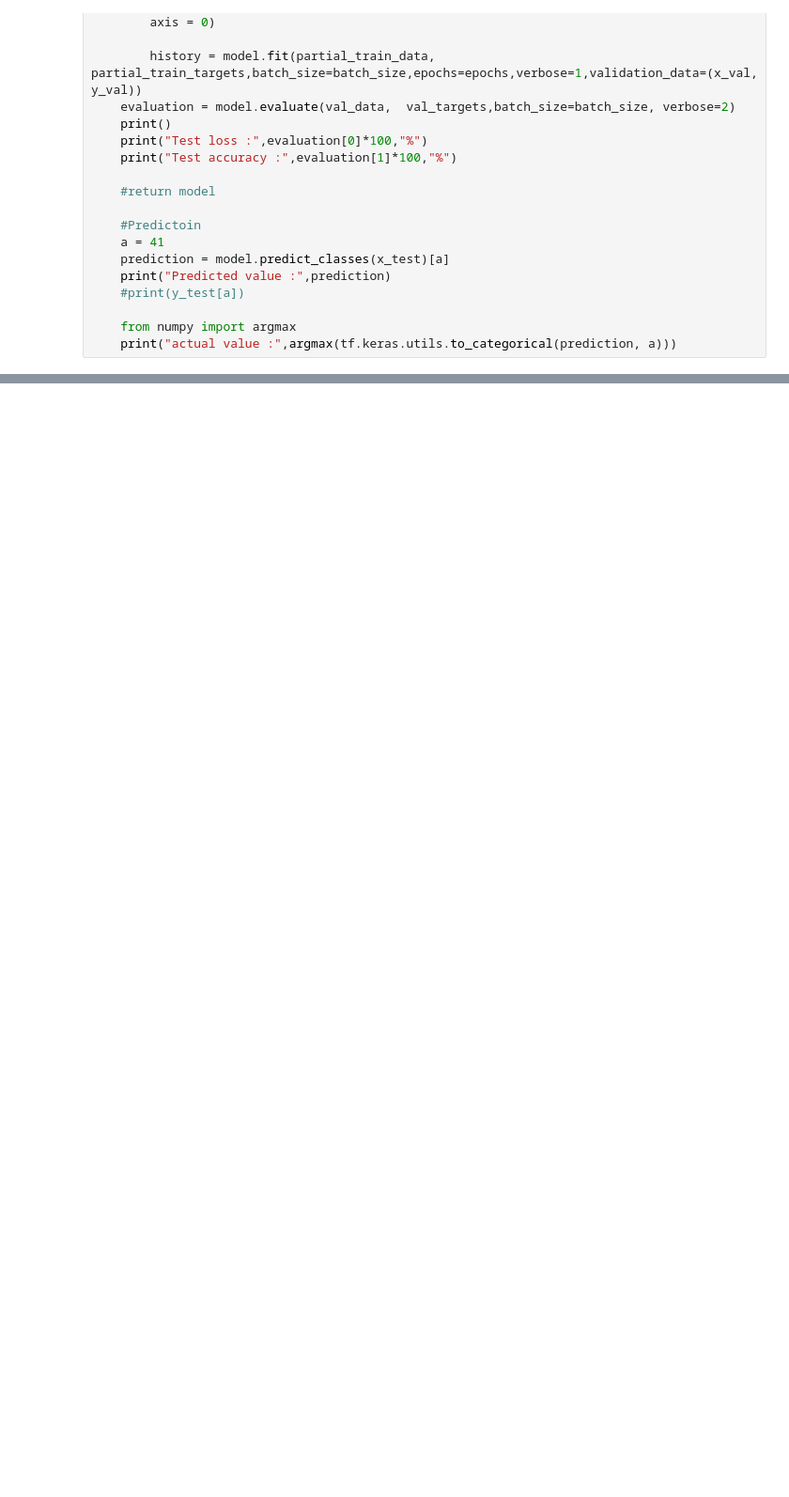
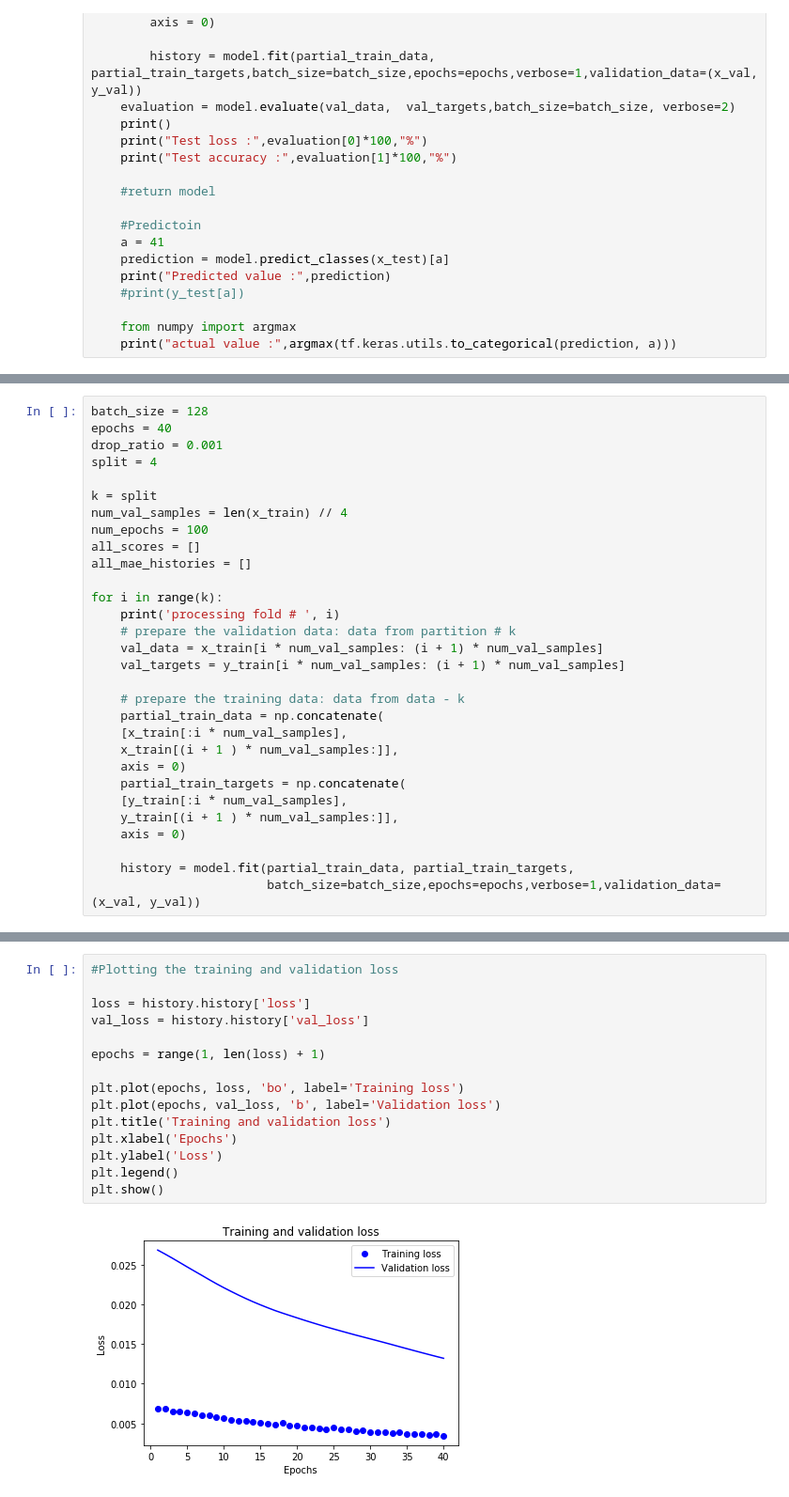
Before and after one commit to drbilal216/Tensorflow-Datasets, a Jupyter notebook: Classification/Sonar dataset/sonar .ipynb, the cells around one changed output, grey strips where cells are left out. Shown at 94% size. Drawn from its saved outputs; the diff is of its cells as text; blank space fills up the shorter version.

Commit message:
applying K-Fold

```diff
--- a/Classification/Sonar dataset/sonar .ipynb
+++ b/Classification/Sonar dataset/sonar .ipynb
@@ -569,0 +591,30 @@ actual value : 0
+# %%
+batch_size = 128
+epochs = 40
+drop_ratio = 0.001
+split = 4
+
+k = split
+num_val_samples = len(x_train) // 4
+num_epochs = 100
+all_scores = []
+all_mae_histories = []
+
+for i in range(k):
+    print('processing fold # ', i)
+    # prepare the validation data: data from partition # k
+    val_data = x_train[i * num_val_samples: (i + 1) * num_val_samples]
+    val_targets = y_train[i * num_val_samples: (i + 1) * num_val_samples]
+
+    # prepare the training data: data from data - k
+    partial_train_data = np.concatenate(
+    [x_train[:i * num_val_samples],
+    x_train[(i + 1 ) * num_val_samples:]],
+    axis = 0)
+    partial_train_targets = np.concatenate(
+    [y_train[:i * num_val_samples],
+    y_train[(i + 1 ) * num_val_samples:]],
+    axis = 0)
+
+    history = model.fit(partial_train_data, partial_train_targets,
+                        batch_size=batch_size,epochs=epochs,verbose=1,validation_data=(x_val, y_val))
@@ -569,0 +653,17 @@ actual value : 0
+# %%
+#Plotting the training and validation loss
+
+loss = history.history['loss']
+val_loss = history.history['val_loss']
+
+epochs = range(1, len(loss) + 1)
+
+plt.plot(epochs, loss, 'bo', label='Training loss')
+plt.plot(epochs, val_loss, 'b', label='Validation loss')
+plt.title('Training and validation loss')
+plt.xlabel('Epochs')
+plt.ylabel('Loss')
+plt.legend()
+plt.show()
+# %% [output]
+[figure, added]
```
Also changed, not shown: parts of 25 cells of this notebook.
